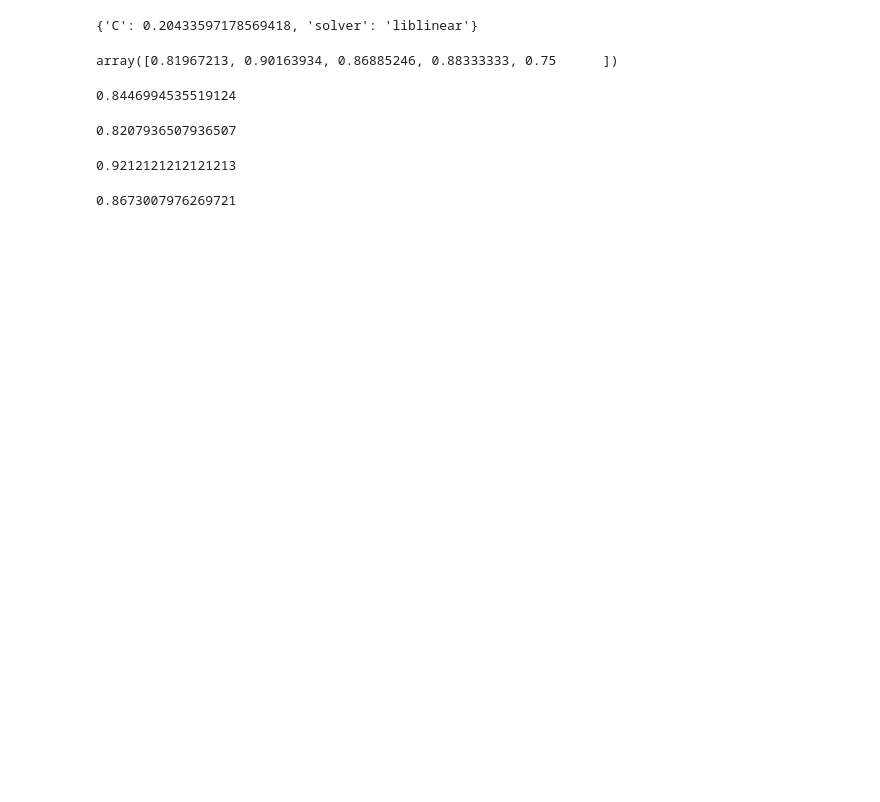
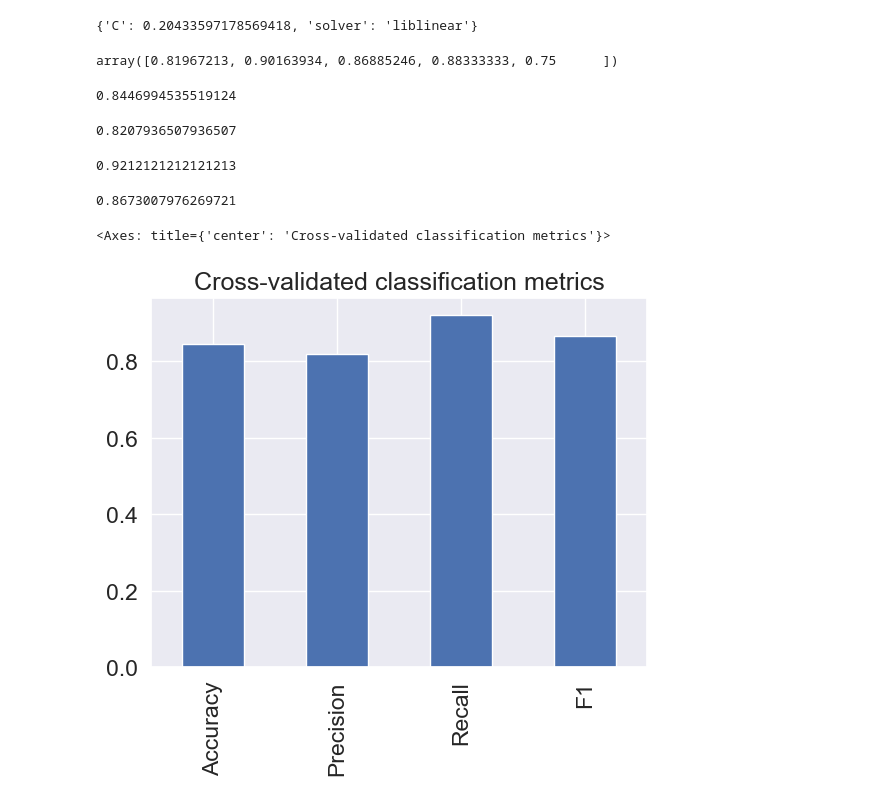
Before and after one commit to Tarun-Mittal-cell/HeartDiseasePredictionML, a Jupyter notebook: end-to-end-heart-disease-classification.ipynb, the cells around one changed output. Cells and saved outputs as stored; diff of their text form; code cells hidden in the pictures; blank space fills up the shorter version.

```diff
--- a/end-to-end-heart-disease-classification.ipynb
+++ b/end-to-end-heart-disease-classification.ipynb
@@ -809,3 +809,16 @@ cv_f1 = np.mean(cv_f1)
 cv_f1
 # %% [output]
 0.8673007976269721
+# %%
+# Visualize our cross-validated metrics
+cv_metrics = pd.DataFrame({"Accuracy": cv_acc,
+                           "Precision": cv_precision,
+                           "Recall": cv_recall,
+                           "F1": cv_f1},
+                            index=[0])
+
+cv_metrics.T.plot.bar(title="Cross-validated classification metrics",
+                      legend=False)
+# %% [output]
+<Axes: title={'center': 'Cross-validated classification metrics'}>
+[figure, added]
```
Also changed, not shown: parts of 9 cells of this notebook.
